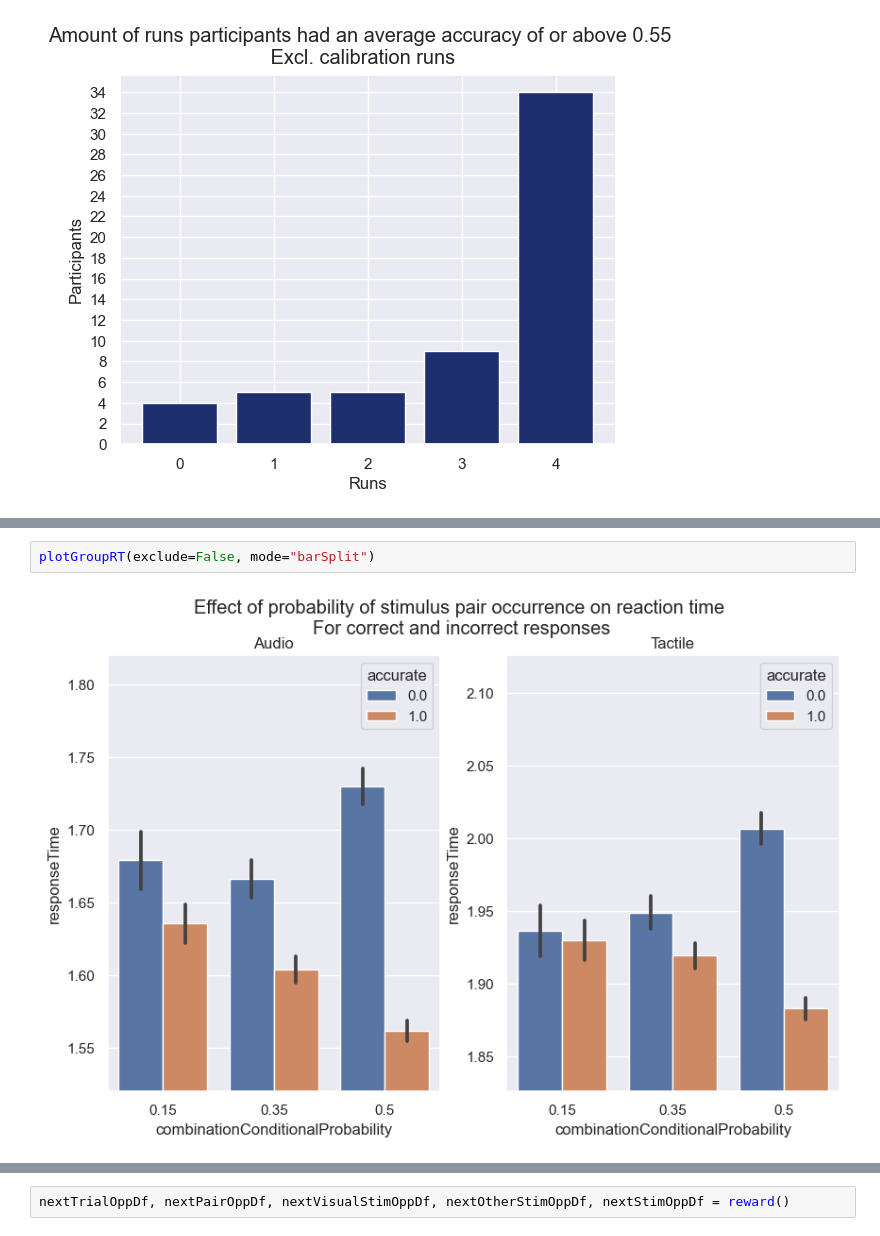
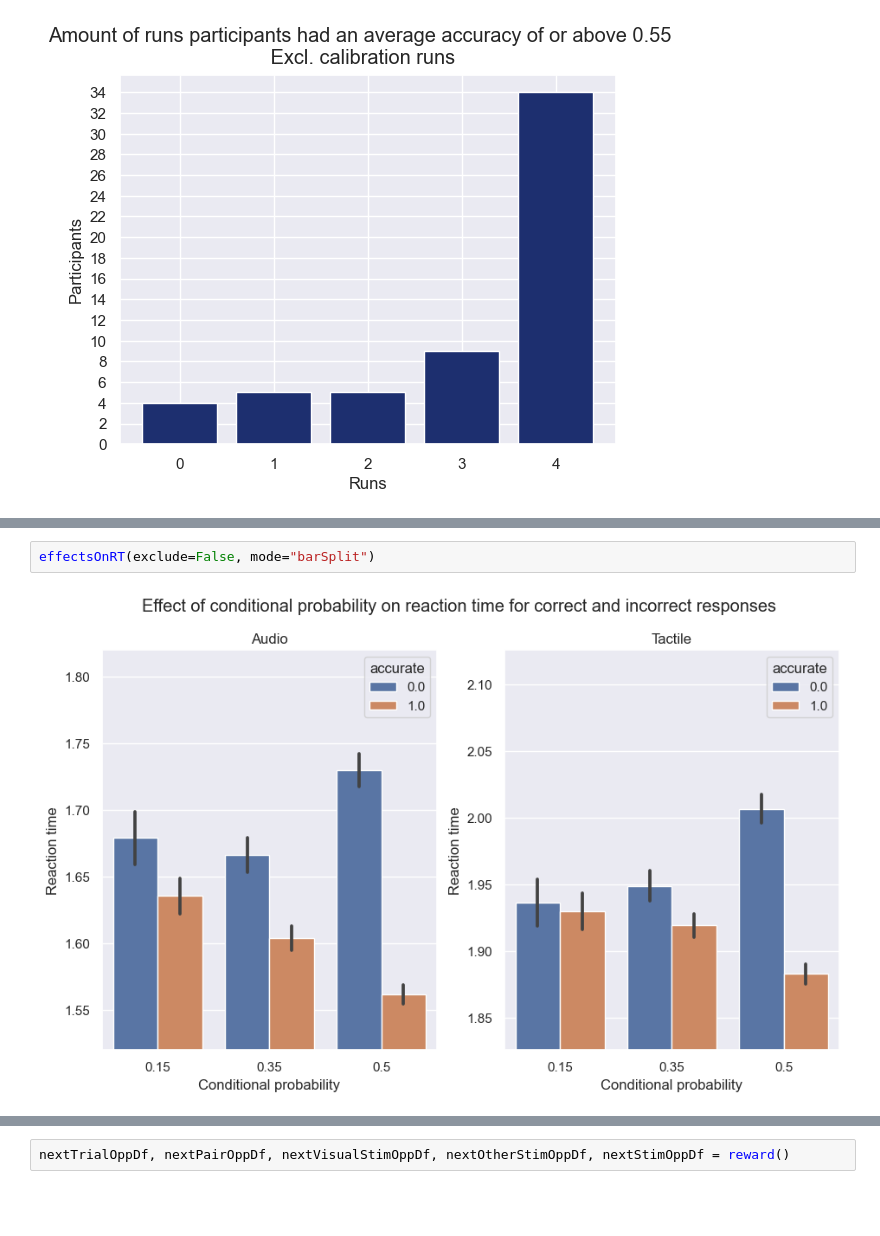
Before and after one commit to ruffgroup/multlearn, a Jupyter notebook: Modelling/Data analysis/accuracy_plots.ipynb, the cells around one changed output, grey strips where cells are left out. Saved outputs shown, nothing was run; the diff lists cells and outputs as text; blank space fills up the shorter version.

```diff
--- a/Modelling/Data analysis/accuracy_plots.ipynb
+++ b/Modelling/Data analysis/accuracy_plots.ipynb
@@ -688,5 +769,5 @@ plotGroupRT(exclude=False)
 # %%
-plotGroupRT(exclude=False, mode="barSplit")
+effectsOnRT(exclude=False, mode="barSplit")
 # %% [output]
-[figure, old version]
+[figure, new version]
 # %%
```
Also changed, not shown: parts of 23 cells of this notebook.
